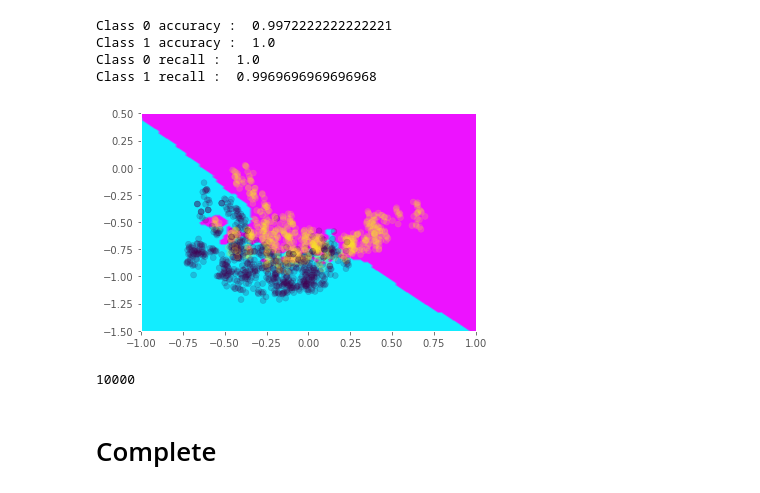
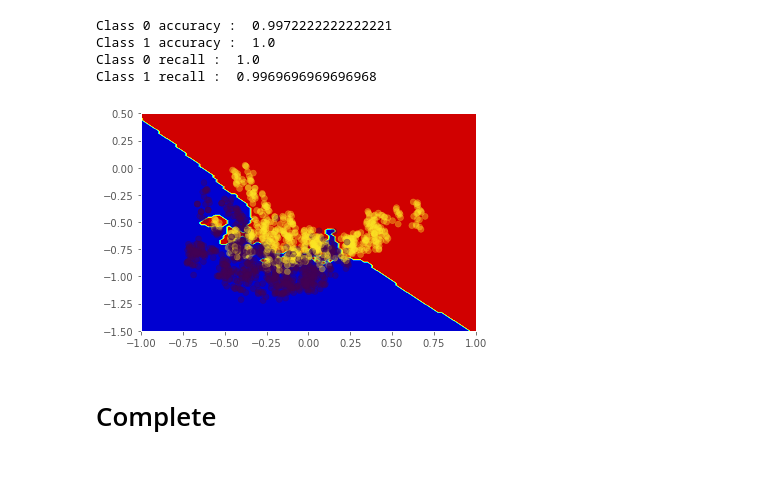
Before and after one commit to dylrachwal/MCE_Project, a Jupyter notebook: project_notebook.ipynb, the cells around one changed output. Cells and saved outputs as stored; diff of their text form; code cells hidden in the pictures.

```diff
--- a/project_notebook.ipynb
+++ b/project_notebook.ipynb
@@ -96,21 +96,17 @@ Class 0 accuracy :  0.9972222222222221
 Class 1 accuracy :  1.0
 Class 0 recall :  1.0
 Class 1 recall :  0.9969696969696968
-# %%
-K = 10
-X_pca_2 = pca_evd.PCA_decomposition(2)
-x = np.linspace(-1, 1, 100)
-y = np.linspace(-1.5, 0.5, 100)
-
-mesh_x, mesh_y = np.meshgrid(x, y)
-u = np.dstack((mesh_x.reshape(-1), mesh_y.reshape(-1)))[0]
-Y_pred = KNN(X_pca_2, Y, u, K)
-plt.contourf(x,y,Y_pred.reshape(100,100), cmap='cool')
-plt.scatter(X_pca_2[:,0], X_pca_2[:,1], c=Y, alpha=0.2)
-plt.show()
-# %% [output]
-[figure, removed]
-# %%
-Y_pred.size
-# %% [output]
-10000
+# %%
+K = 10
+X_pca_2 = pca_evd.PCA_decomposition(2)
+x = np.linspace(-1, 1, 100)
+y = np.linspace(-1.5, 0.5, 100)
+
+mesh_x, mesh_y = np.meshgrid(x, y)
+u = np.dstack((mesh_x.reshape(-1), mesh_y.reshape(-1)))[0]
+Y_pred = KNN(X_pca_2, Y, u, K)
+plt.contourf(x,y,Y_pred.reshape(100,100), cmap='jet')
+plt.scatter(X_pca_2[:,0], X_pca_2[:,1], c=Y, alpha=0.4)
+plt.show()
+# %% [output]
+[figure, added]
```
Also changed, not shown: parts of 1 cell of this notebook, 1 other file.
